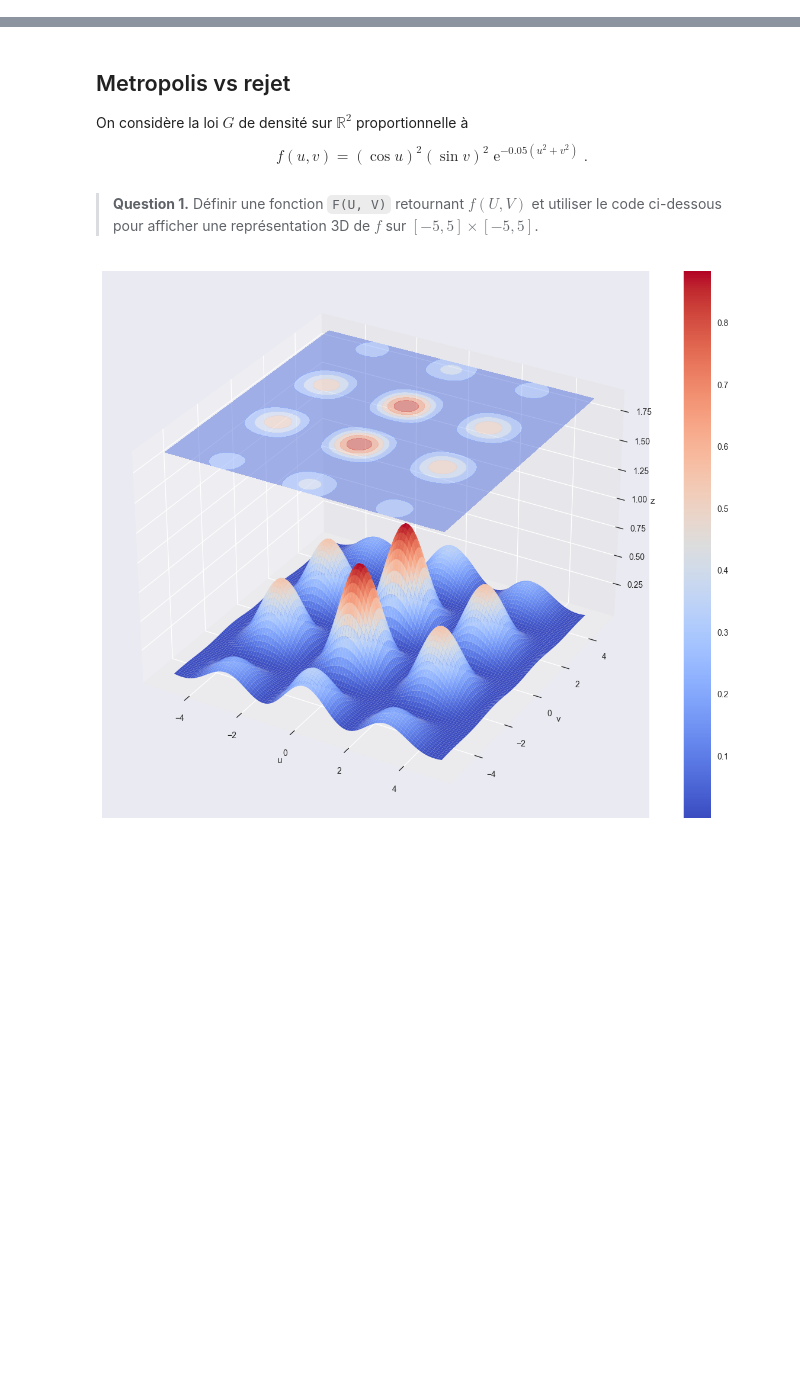
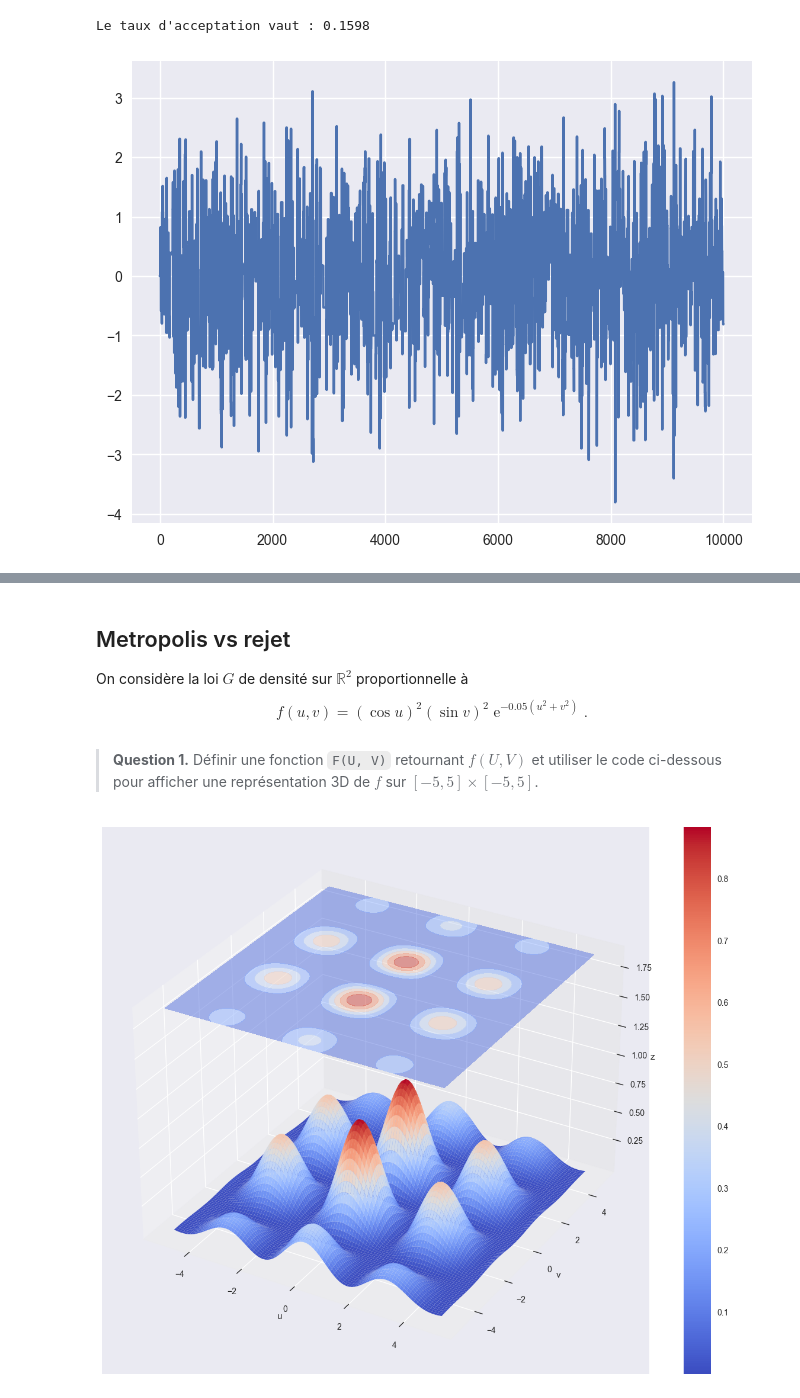
Before and after one commit to AugustinCablant/Monte-Carlo-methods, a Jupyter notebook: TP_Sorbonne.ipynb, the cells around one changed output, grey strips where cells are left out. Saved outputs shown, nothing was run; the diff lists cells and outputs as text; code cells hidden in the pictures; blank space fills up the shorter version.

```diff
--- a/TP_Sorbonne.ipynb
+++ b/TP_Sorbonne.ipynb
@@ -49,0 +78,9 @@ def sample_metropolis(kernel, size=1, init=0.):
+# %%
+sample, rate = sample_metropolis(stats.uniform(loc = -10, scale =20), n, init=0)
+print("Le taux d'acceptation vaut :", rate)
+plt.figure(figsize=(8,6))
+plt.plot(list(range(len(sample))), sample)
+plt.show()
+# %% [output]
+Le taux d'acceptation vaut : 0.1598
+[figure, added]
```
Also changed, not shown: parts of 12 cells of this notebook, 1 other file.
